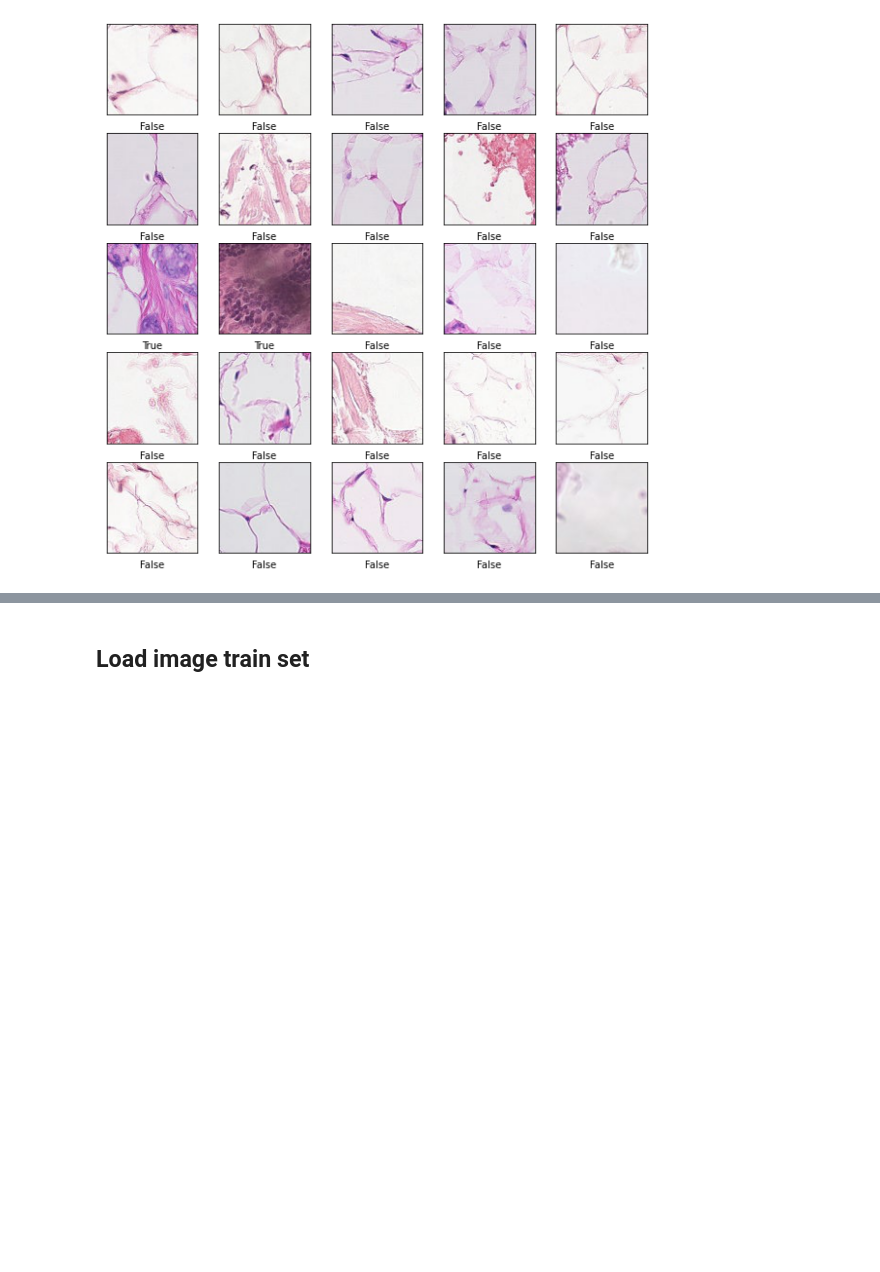
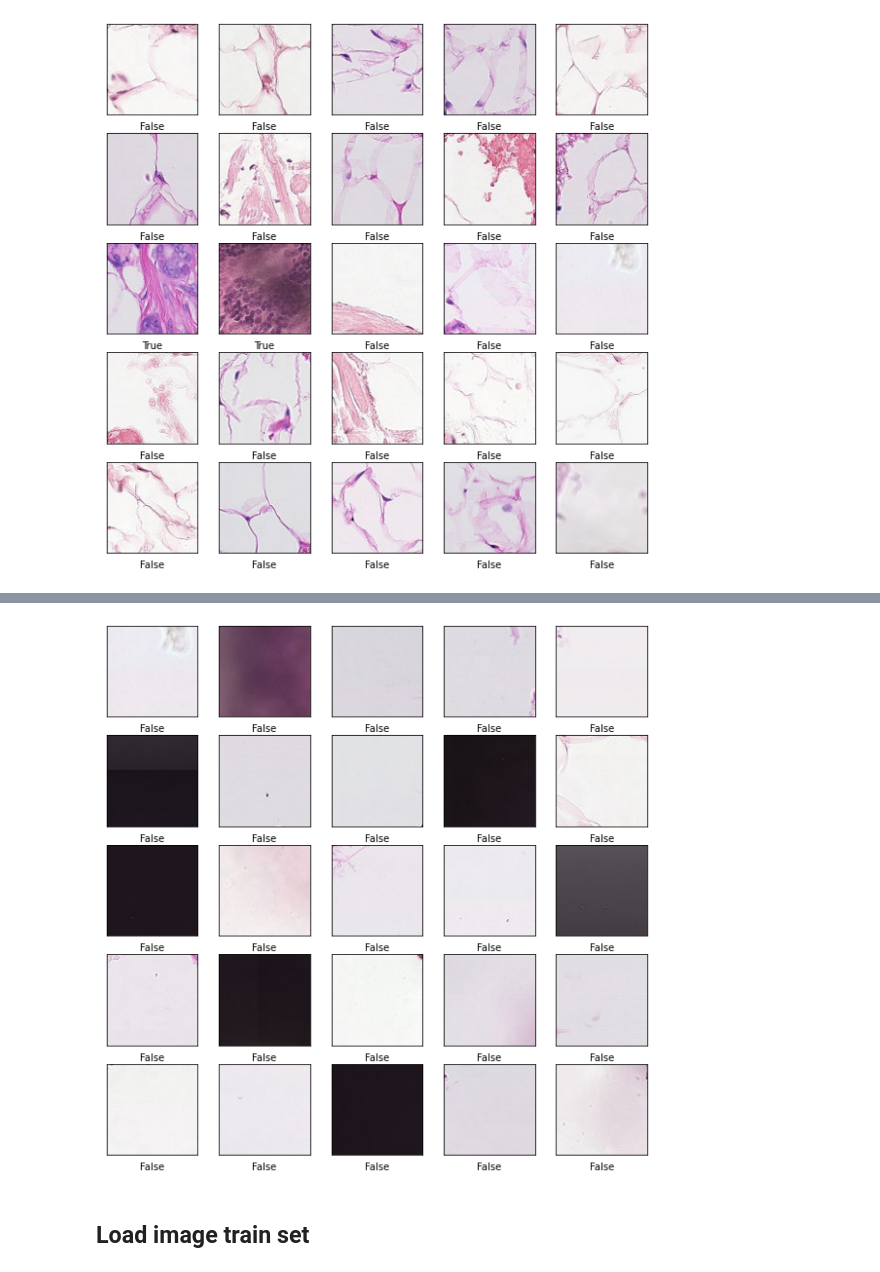
Before and after one commit to alexakh95/datasciense-uni-project, a Jupyter notebook: notebooks/histopathologic_cancer_detection/project.ipynb, the cells around one changed output, grey strips where cells are left out. Cells and saved outputs as stored; diff of their text form; code cells hidden in the pictures; blank space fills up the shorter version.

```diff
--- a/notebooks/histopathologic_cancer_detection/project.ipynb
+++ b/notebooks/histopathologic_cancer_detection/project.ipynb
@@ -222,29 +236,31 @@ plt.show()
 # %%
 plt.figure(figsize=(10,10))
 
 for i in range(25):
-    current_row = y_sorted.iloc[[i]]
+    current_row = low_contrast_img_df.iloc[[i]]
 
     plt.subplot(5,5,i+1)
     plt.xticks([])
     plt.yticks([])
     plt.grid(False)
 
     # get file name from cell
     current_file_name = current_row['file_name'].iloc[0]
 
     # concat to full path
     curr_file_path = f"{X_data_directory}{current_file_name}"
 
     try:
         img = plt.imread(curr_file_path)
         plt.imshow(img)
 
         plt.xlabel(current_row['translated_label'].iloc[0])
     except Exception as e:
         logger.error("A problem happened while trying to represent the image", e)
 
 plt.show()
+# %% [output]
+[figure, added]
 # %% [markdown]
 ## Load image train set
 # %% [markdown]
```
Also changed, not shown: parts of 5 cells of this notebook.
